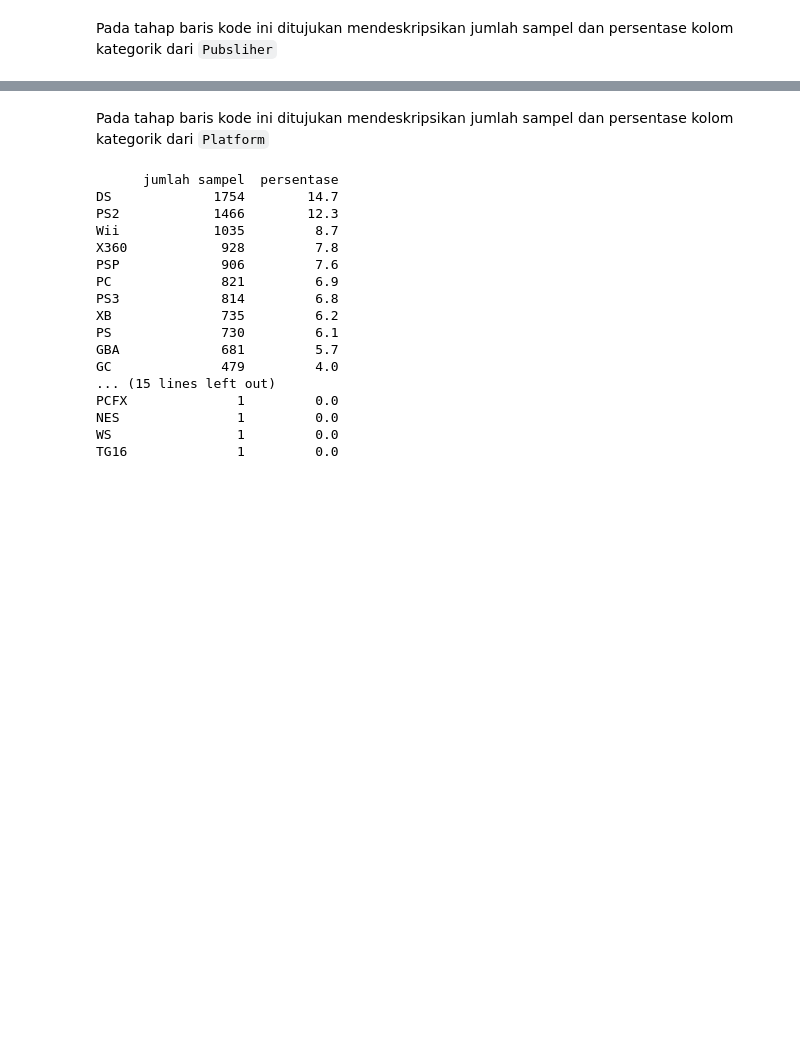
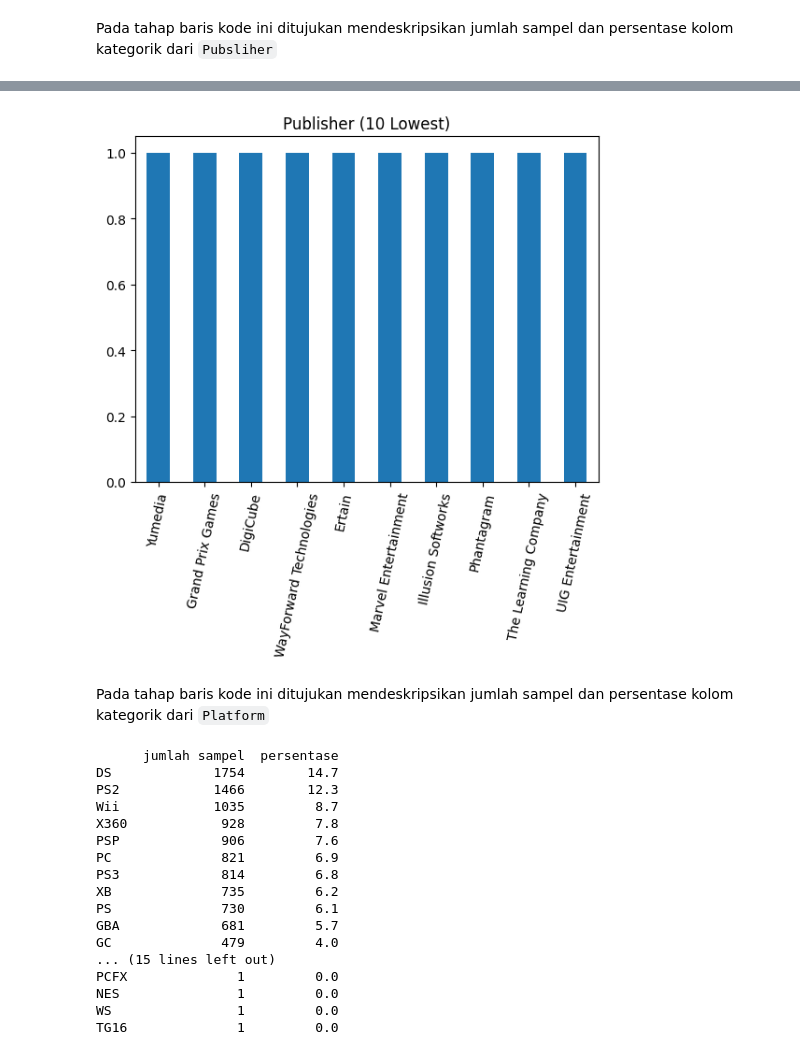
Before and after one commit to ozaenzenzen/fam_python_predictive_analytics_test2, a Jupyter notebook: test_fam_predictive_analytics_dcd_(version_2_video_game_sales).ipynb, the cells around one changed output, grey strips where cells are left out. Saved outputs shown, nothing was run; the diff lists cells and outputs as text; code cells hidden in the pictures; blank space fills up the shorter version.

```diff
--- a/test_fam_predictive_analytics_dcd_(version_2_video_game_sales).ipynb
+++ b/test_fam_predictive_analytics_dcd_(version_2_video_game_sales).ipynb
@@ -305,3 +307,7 @@ UIG Entertainment                 1         0.0
+# %%
+count_for_plot_lowest.plot(kind='bar', title=feature + ' ' + '(10 Lowest)', rot=78);
+# %% [output]
+[figure, added]
 # %% [markdown]
 Pada tahap baris kode ini ditujukan mendeskripsikan jumlah sampel dan persentase kolom kategorik dari `Platform`
 # %%
```
Also changed, not shown: parts of 6 cells of this notebook.
